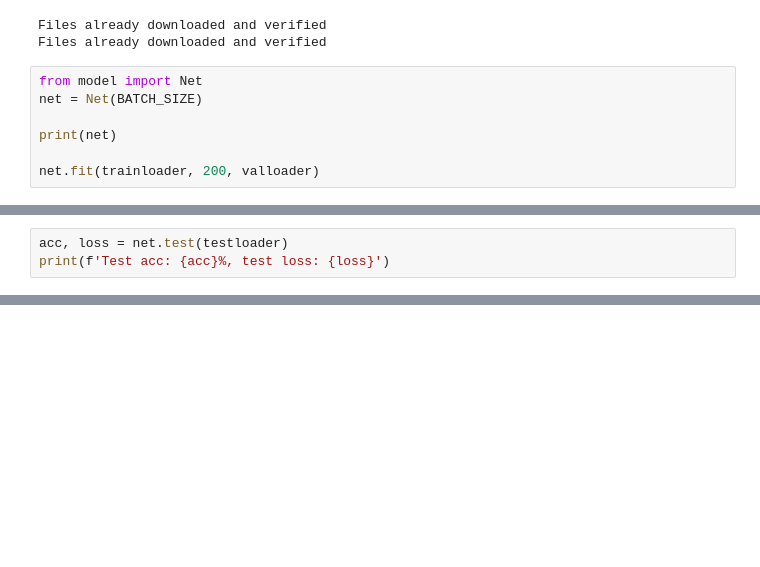
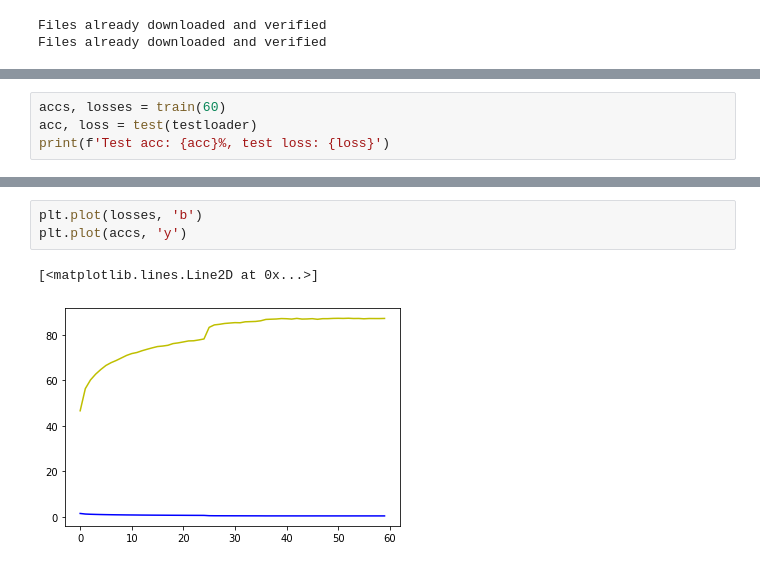
Before and after one commit to Smthri/grad_reg, a Jupyter notebook: train_torch.ipynb, the cells around one changed output, grey strips where cells are left out. Cells and saved outputs as stored; diff of their text form; blank space fills up the shorter version.

```diff
--- a/train_torch.ipynb
+++ b/train_torch.ipynb
@@ -42,10 +43,3 @@ classes = ('plane', 'car', 'bird', 'cat',
 # %% [output]
 Files already downloaded and verified
 Files already downloaded and verified
-# %%
-from model import Net
-net = Net(BATCH_SIZE)
-
-print(net)
-
-net.fit(trainloader, 200, valloader)
@@ -87,4 +135,5 @@ Improved val acc from 63.629999999999995 to 64.55, saving model
 # %%
-acc, loss = net.test(testloader)
+accs, losses = train(60)
+acc, loss = test(testloader)
 print(f'Test acc: {acc}%, test loss: {loss}')
 # %% [output]
@@ -91,0 +165,6 @@ Test acc: 66.05%, test loss: 0.03354053070545197
+# %%
+plt.plot(losses, 'b')
+plt.plot(accs, 'y')
+# %% [output]
+[<matplotlib.lines.Line2D at 0x...>]
+[figure, added]
```
Also changed, not shown: parts of 4 cells of this notebook, 1 other file.
